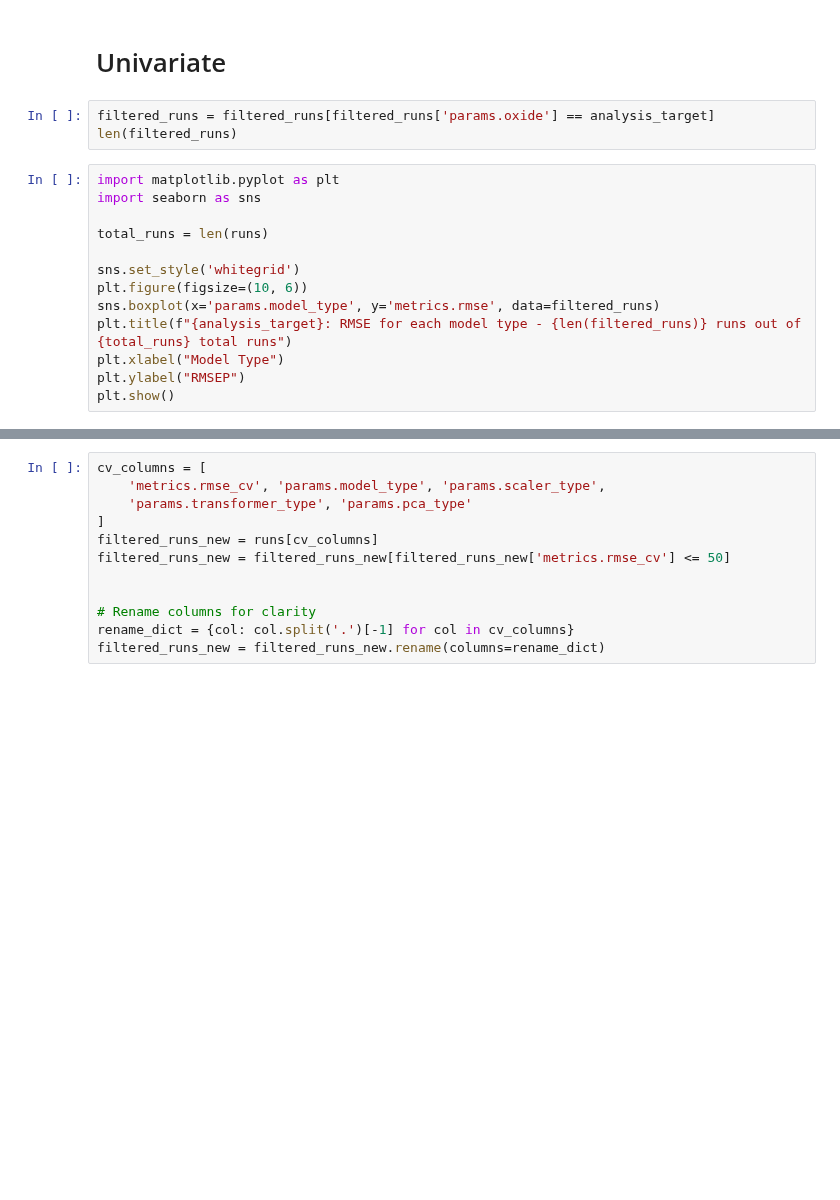
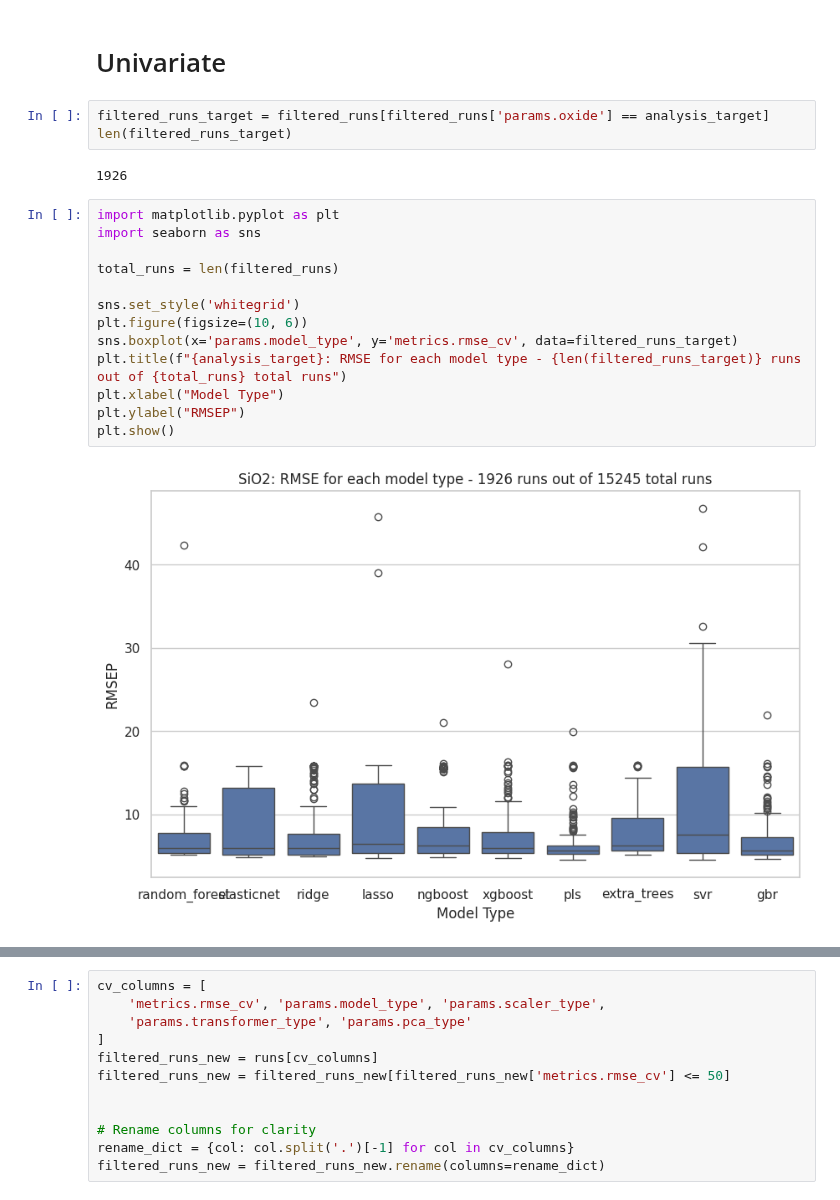
Before and after one commit to chhoumann/thesis-chemcam, a Jupyter notebook: baseline/experiment_analysis/experiment_analysis.ipynb, the cells around one changed output, grey strips where cells are left out. Cells and saved outputs as stored; diff of their text form; blank space fills up the shorter version.

```diff
--- a/baseline/experiment_analysis/experiment_analysis.ipynb
+++ b/baseline/experiment_analysis/experiment_analysis.ipynb
@@ -179,20 +407,24 @@ display(pivot_table)
 # %% [markdown]
 # Univariate
 # %%
-filtered_runs = filtered_runs[filtered_runs['params.oxide'] == analysis_target]
-len(filtered_runs)
+filtered_runs_target = filtered_runs[filtered_runs['params.oxide'] == analysis_target]
+len(filtered_runs_target)
+# %% [output]
+1926
 # %%
 import matplotlib.pyplot as plt
 import seaborn as sns
 
-total_runs = len(runs)
+total_runs = len(filtered_runs)
 
 sns.set_style('whitegrid')
 plt.figure(figsize=(10, 6))
-sns.boxplot(x='params.model_type', y='metrics.rmse', data=filtered_runs)
-plt.title(f"{analysis_target}: RMSE for each model type - {len(filtered_runs)} runs out of {total_runs} total runs")
+sns.boxplot(x='params.model_type', y='metrics.rmse_cv', data=filtered_runs_target)
+plt.title(f"{analysis_target}: RMSE for each model type - {len(filtered_runs_target)} runs out of {total_runs} total runs")
 plt.xlabel("Model Type")
 plt.ylabel("RMSEP")
 plt.show()
+# %% [output]
+[figure, added]
 # %%
 # Find the runs that minimize rmse, rmse_cv, std_dev, and std_dev_cv
```
Also changed, not shown: parts of 18 cells of this notebook, 1 other file.
